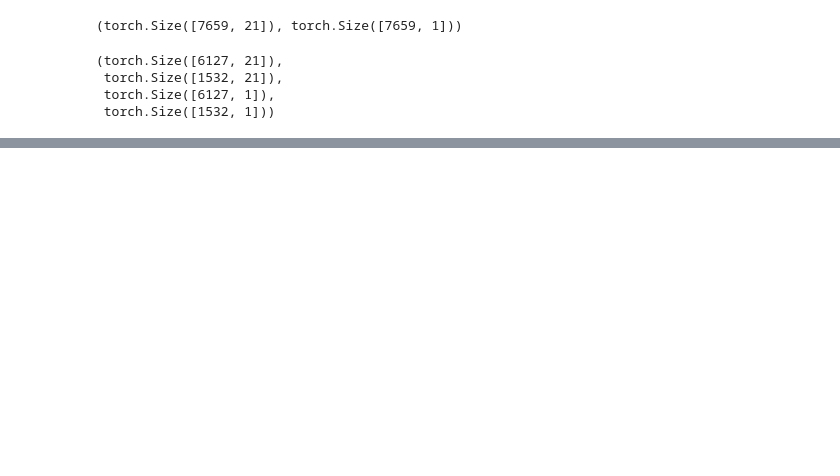
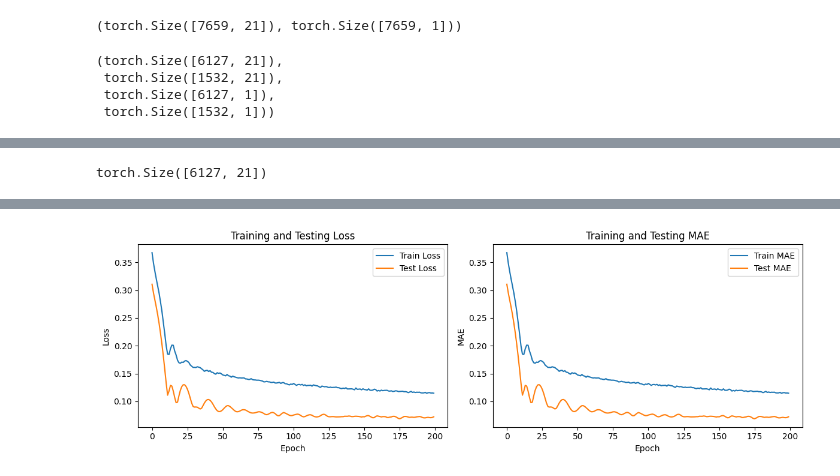
Before and after one commit to RevoEstate/PricePrediction, a Jupyter notebook: train.ipynb, the cells around one changed output, grey strips where cells are left out. Drawn from its saved outputs; the diff is of its cells as text; code cells hidden in the pictures; blank space fills up the shorter version.

Commit message:
first trained

```diff
--- a/train.ipynb
+++ b/train.ipynb
@@ -48,5 +65,13 @@ mean=X_train.mean(dim=0)
 torch.save(mean,"mean.pt")
 std=X_train.std(dim=0)
 torch.save(std,"std.pt")
+# %%
+X_train=(X_train-mean)/std
+X_test=(X_test-mean)/std
+# %%
+Y_mean = Y_train.mean()
+Y_std = Y_train.std()
+Y_train = (Y_train - Y_mean) / Y_std
+Y_test= (Y_test - Y_mean) / Y_std
 # %%
 mean,std
@@ -52,0 +98,4 @@ mean,std
+# %%
+X_train.shape
+# %% [output]
+torch.Size([6127, 21])
@@ -52,0 +131,67 @@ mean,std
+# %%
+model=RevoNeuralNetwork()
+# %%
+optimizer=torch.optim.Adam(model.parameters(),lr=0.001)
+lossfun = nn.L1Loss()
+# %%
+trainLoss = []
+testLoss = []
+trainMAE = []
+testMAE = []
+
+for epoch in range(200):
+    # Training phase
+    model.train()
+    y_pred = model(X_train)
+    loss = lossfun(y_pred, Y_train)
+
+    # Backpropagation
+    optimizer.zero_grad()
+    loss.backward()
+    optimizer.step()
+
+    # Calculate training MAE
+    train_mae = torch.mean(torch.abs(y_pred - Y_train)).item()
+    trainLoss.append(loss.item())
+    trainMAE.append(train_mae)
+
+    model.eval()
+    with torch.no_grad():
+        y_pred_test = model(X_test)
+        test_loss = lossfun(y_pred_test, Y_test)
+        test_mae = torch.mean(torch.abs(y_pred_test - Y_test)).item()
+        testLoss.append(test_loss.item())
+        testMAE.append(test_mae)
+
+    if epoch % 10 == 0:
+        print(f'Epoch {epoch}:')
+        print(f'Train Loss: {loss.item():.4f}, Train MAE: {train_mae:.4f}')
+        print(f'Test Loss: {test_loss.item():.4f}, Test MAE: {test_mae:.4f}')
+
+import matplotlib.pyplot as plt
+
+plt.figure(figsize=(12, 4))
+plt.subplot(1, 2, 1)
+plt.plot(trainLoss, label='Train Loss')
+plt.plot(testLoss, label='Test Loss')
+plt.xlabel('Epoch')
+plt.ylabel('Loss')
+plt.legend()
+plt.title('Training and Testing Loss')
+
+plt.subplot(1, 2, 2)
+plt.plot(trainMAE, label='Train MAE')
+plt.plot(testMAE, label='Test MAE')
+plt.xlabel('Epoch')
+plt.ylabel('MAE')
+plt.legend()
+plt.title('Training and Testing MAE')
+plt.tight_layout()
+plt.show()
+
+print("\nFinal Results:")
+print(f"Final Train Loss: {trainLoss[-1]:.4f}")
+print(f"Final Test Loss: {testLoss[-1]:.4f}")
+print(f"Final Train MAE: {trainMAE[-1]:.4f}")
+print(f"Final Test MAE: {testMAE[-1]:.4f}")
+# %% [output]
@@ -52,0 +215 @@ mean,std
+[figure, added]
```
Also changed, not shown: parts of 10 cells of this notebook, 1 other file.
